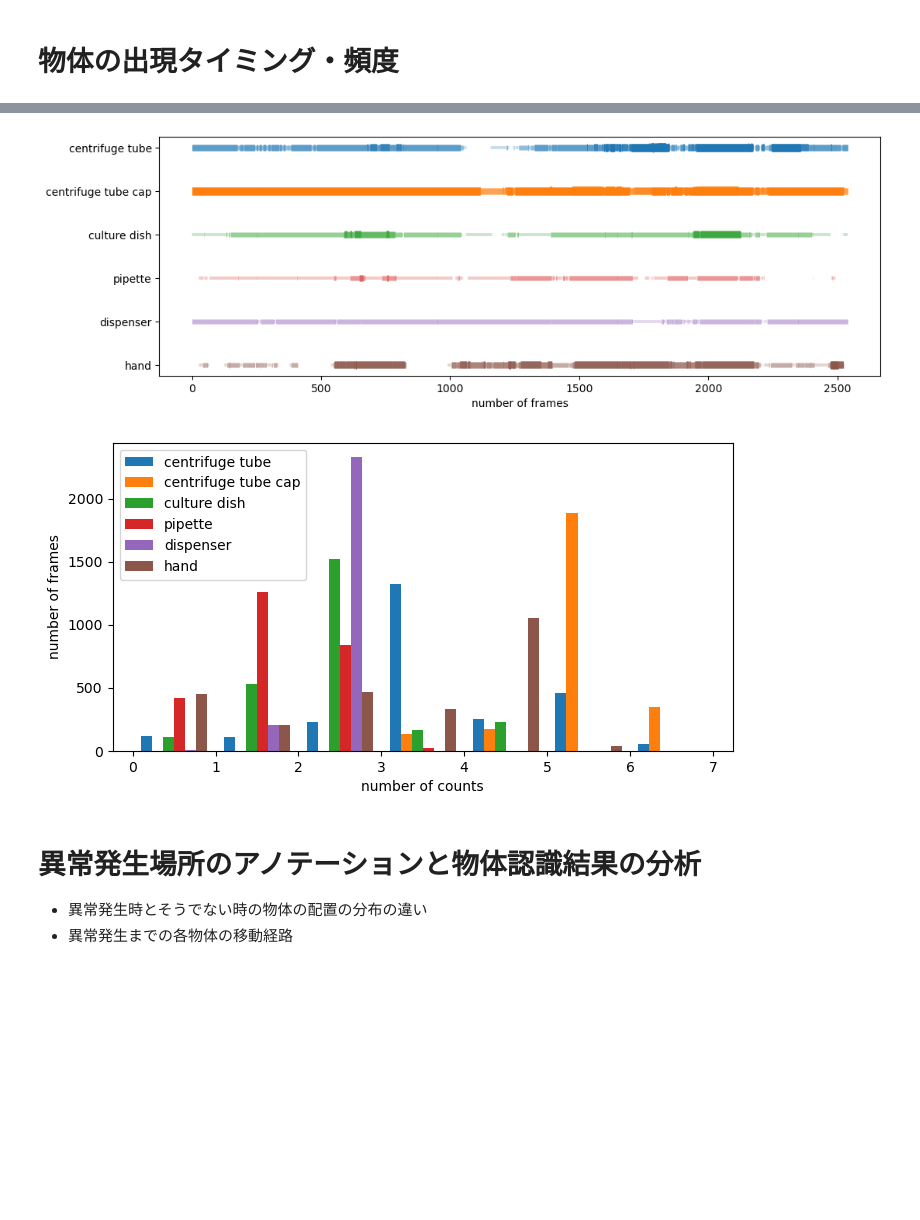
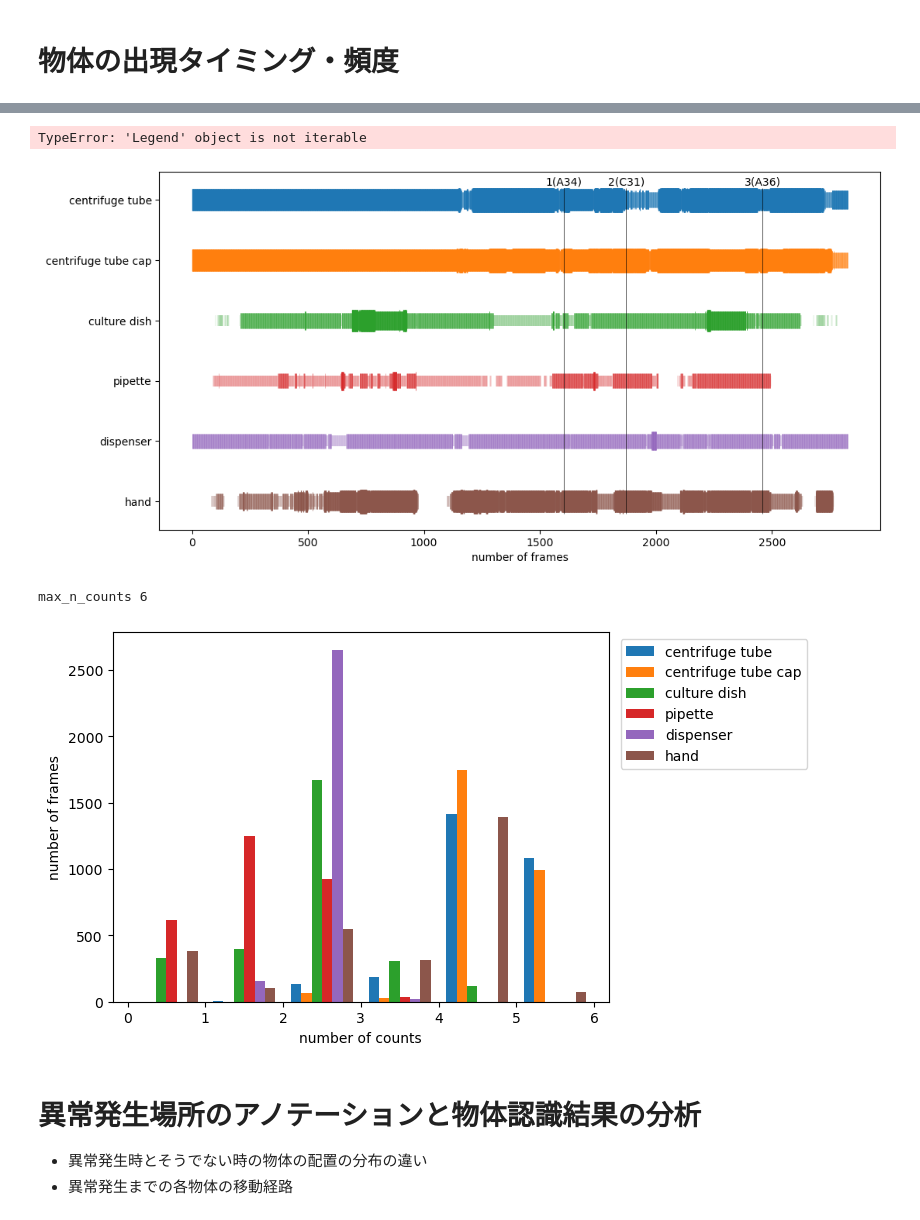
Before and after one commit to kojikojiprg/labvideo, a Jupyter notebook: notebooks/object_detection_analysis.ipynb, the cells around one changed output, grey strips where cells are left out. Saved outputs shown, nothing was run; the diff lists cells and outputs as text; code cells hidden in the pictures; blank space fills up the shorter version.

```diff
--- a/notebooks/object_detection_analysis.ipynb
+++ b/notebooks/object_detection_analysis.ipynb
@@ -42,8 +53,7 @@ del cap
 # %%
 last_n_frame = int(np.max(yolo_preds[:, 0]))
 counts_dict = {
-    int(label): [0 for n_frame in range(last_n_frame + 1)]
-    for label in classes.keys()
+    int(label): [0 for n_frame in range(last_n_frame + 1)] for label in classes.keys()
 }
 
 for pred in yolo_preds:
@@ -52,8 +62,8 @@ for pred in yolo_preds:
 
     counts_dict[label][n_frame] += 1
 
-max_n_counts = 0
-for counts in counts_dict.values():
-    if np.max(counts) > max_n_counts:
-        max_n_counts = np.max(counts)
-print("max_n_counts", max_n_counts)
+# max_n_counts = 0
+# for counts in counts_dict.values():
+#     if np.max(counts) > max_n_counts:
+#         max_n_counts = np.max(counts)
+# print("max_n_counts", max_n_counts)
@@ -61,0 +70,6 @@ max_n_counts 7
+# %%
+counts = np.array([0, 1, 2, 3, 4, 5])
+for c in counts:
+    plt.scatter(c, c, c * 100, marker="|", alpha=c / 5, linewidth=c / 5, color="black", label=c)
+legend = plt.legend()
+plt.show()
@@ -62,26 +93,64 @@ max_n_counts 7
 # %%
-plt.figure(figsize=(12, 4))
+max_n_counts = 5
+plt.figure(figsize=(12, 6))
+
+# plot object counts
 for label, counts in counts_dict.items():
     y = np.full((len(counts),), len(classes) - (label + 1))
     x = np.arange(len(counts))
     counts = np.array(counts).astype(float)
-    s = counts * 10
+    counts[counts > max_n_counts] = max_n_counts
+    s = counts * 100
     alpha = (counts + 1) / (max_n_counts + 1)
-    plt.scatter(x, y, label=classes[str(label)], marker="|", s=s, alpha=alpha, linewidths=alpha)
+    plt.scatter(
+        x, y, label=classes[str(label)], marker="|", s=s, alpha=alpha, linewidths=alpha
+    )
+
+# plot annotation timing
+for label, n_frame in ann_timings.items():
+    plt.vlines([n_frame], -0.2, len(classes) - 1 + 0.2, color="black", lw=0.5)
+    plt.text(n_frame, len(classes) - 1 + 0.25, label, horizontalalignment="center")
+
 plt.xlabel("number of frames")
 ticks = [len(classes) - (int(k) + 1) for k in classes.keys()]
 plt.yticks(ticks, list(classes.values()))
+
+from matplotlib.lines import Line2D
+
+legend_elements = [
+    Line2D([], [], c="black", marker="|", ms=0 * 2, lw=0.0, alpha=0.0, label="0"),
+    Line2D([], [], c="black", marker="|", ms=2 * 2, lw=0.0, alpha=0.2, label="1"),
+    Line2D([], [], c="black", marker="|", ms=4 * 2, lw=0.0, alpha=0.4, label="2"),
+    Line2D([], [], c="black", marker="|", ms=6 * 2, lw=0.0, alpha=0.6, label="3"),
+    Line2D([], [], c="black", marker="|", ms=8 * 2, lw=0.0, alpha=0.8, label="4"),
+    Line2D([], [], c="black", marker="|", ms=10 * 2, lw=0.0, alpha=1.0, label="5~"),
+]
+plt.legend(
+    handles=legend_elements, bbox_to_anchor=(1.01, 1), loc="upper left", fontsize=10
+)
+
+plt.legend(legend)
 plt.show()
+
+# TODO: 動き有りバージョン
 # %% [output]
+TypeError: 'Legend' object is not iterable
-[figure, old version]
+[figure, new version]
 # %%
-plt.figure(figsize=(8, 4))
+max_n_counts = 0
+for counts in counts_dict.values():
+    if np.max(counts) > max_n_counts:
+        max_n_counts = np.max(counts)
+print("max_n_counts", max_n_counts)
+
+# plt.figure(figsize=(8, 4))
 counts_hist = np.array(list(counts_dict.values())).T
 labels = list(classes.values())
-plt.hist(counts_hist, max_n_counts, histtype='bar', label=labels)
-plt.legend()
+plt.hist(counts_hist, bins=max_n_counts, range=(0, max_n_counts), label=labels)
+plt.legend(bbox_to_anchor=(1.01, 1), loc="upper left")
 plt.xlabel("number of counts")
 plt.ylabel("number of frames")
 plt.show()
 # %% [output]
+max_n_counts 6
-[figure, old version]
+[figure, new version]
```
Also changed, not shown: parts of 7 cells of this notebook.
